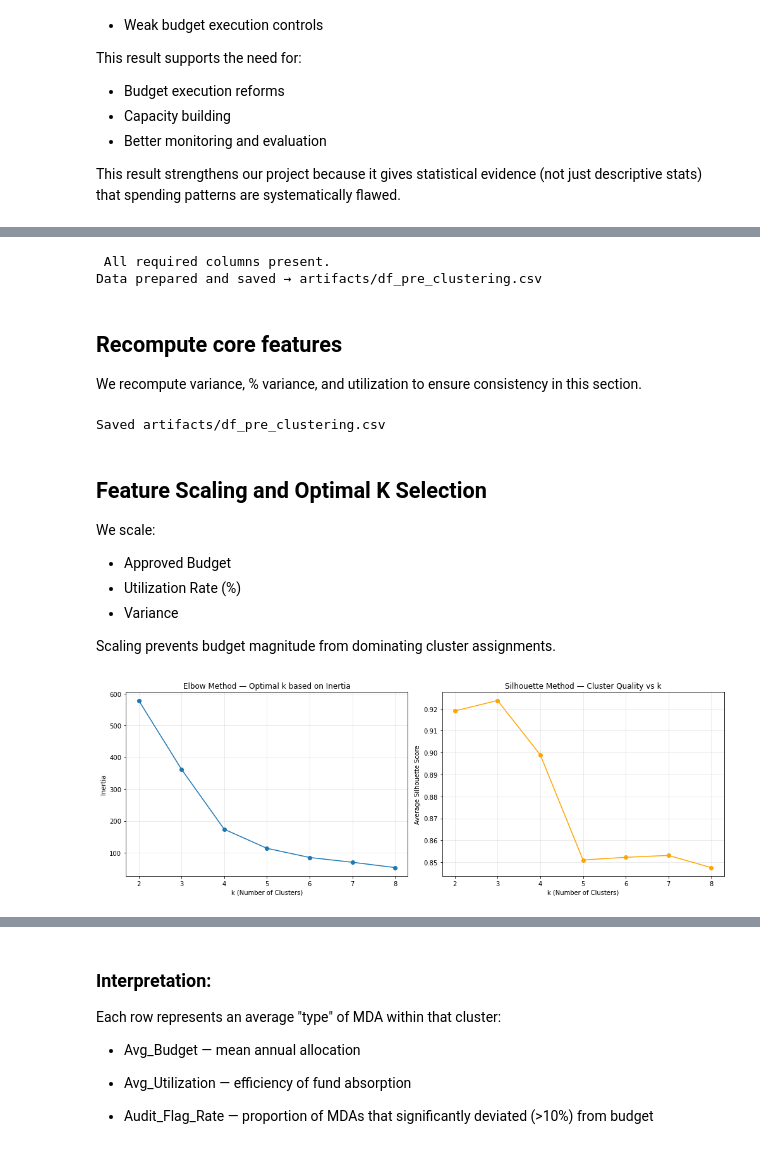
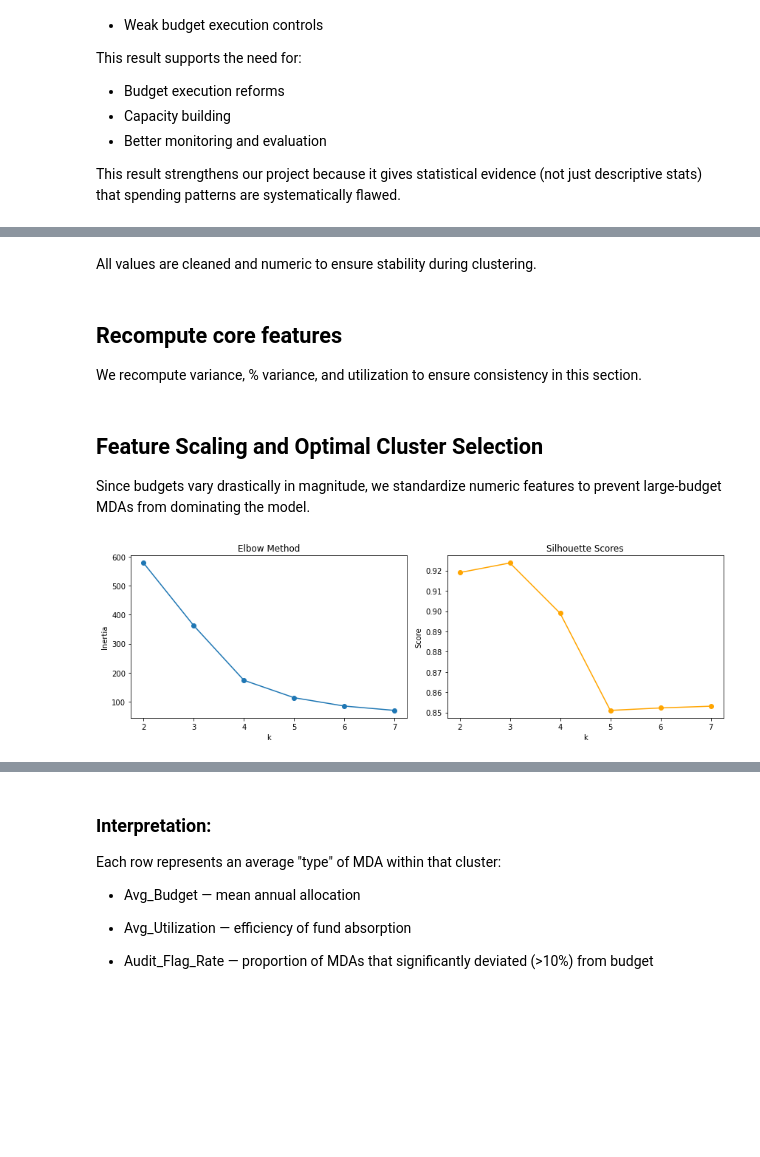
Before and after one commit to Sydney-Were/Analysis-of-National-Government-Ministries-Departments-and-Agencies-Budget-Data, a Jupyter notebook: Analysis.ipynb, the cells around one changed output, grey strips where cells are left out. Cells and saved outputs as stored; diff of their text form; code cells hidden in the pictures; blank space fills up the shorter version.

Commit message:
Refine clustering and trend analysis with improved profiling, visuals, and narrative flow

```diff
--- a/Analysis.ipynb
+++ b/Analysis.ipynb
@@ -673,5 +581,4 @@ Confirm that all required columns exist in the dataframe.
 # %%
-# Verify required columns exist
 required = ['MDA_name', 'Financial Year', 'Approved Budget', 'Actual Expenditure',
             'variance', 'pct_variance', 'Utilization Rate (%)', 'Spending Status', 'Audit Flag']
 
@@ -681,22 +588,13 @@ if missing:
 else:
     print(" All required columns present.")
 
-# Recompute essential metrics for consistency
 df = df.copy()
-df["Approved Budget"] = pd.to_numeric(df["Approved Budget"], errors="coerce")
-df["Actual Expenditure"] = pd.to_numeric(df["Actual Expenditure"], errors="coerce")
-
 df["variance"] = df["Approved Budget"] - df["Actual Expenditure"]
 df["pct_variance"] = (df["variance"] / df["Approved Budget"]) * 100
 df["Utilization Rate (%)"] = (df["Actual Expenditure"] / df["Approved Budget"]) * 100
 df["Audit Flag"] = (df["variance"].abs() > 0.10 * df["Approved Budget"]).astype(int)
-
-os.makedirs("artifacts", exist_ok=True)
-df.to_csv("artifacts/df_pre_clustering.csv", index=False)
-print("Data prepared and saved → artifacts/df_pre_clustering.csv")
-# %% [output]
- All required columns present.
-Data prepared and saved → artifacts/df_pre_clustering.csv
+# %% [markdown]
+All values are cleaned and numeric to ensure stability during clustering.
 # %% [markdown]
 ## Recompute core features
 
@@ -714,52 +612,35 @@ df["Audit Flag"] = (df["variance"].abs() > 0.10 * df["Approved Budget"]).astype(
 os.makedirs("artifacts", exist_ok=True)
 df.to_csv("artifacts/df_pre_clustering.csv", index=False)
 print("Saved artifacts/df_pre_clustering.csv")
-# %% [output]
-Saved artifacts/df_pre_clustering.csv
-# %% [markdown]
-## Feature Scaling and Optimal K Selection
-
-We scale:
-- Approved Budget
-- Utilization Rate (%)
-- Variance
-
-Scaling prevents budget magnitude from dominating cluster assignments.
+# %% [markdown]
+## Feature Scaling and Optimal Cluster Selection
+
+Since budgets vary drastically in magnitude, we standardize numeric features to prevent large-budget MDAs from dominating the model.
 # %%
 from sklearn.preprocessing import StandardScaler
 from sklearn.cluster import KMeans
 from sklearn.metrics import silhouette_score
-import matplotlib.pyplot as plt
-import seaborn as sns
 
 features = df[['Approved Budget', 'Utilization Rate (%)', 'variance']].fillna(0)
 scaler = StandardScaler()
 X_scaled = scaler.fit_transform(features)
 
-# Determine best number of clusters
-inertia, silhouette_vals, K = [], [], range(2, 9)
+# Determine optimal k
+inertia, sil_scores, K = [], [], range(2, 8)
 for k in K:
-    model = KMeans(n_clusters=k, random_state=42, n_init=10)
-    labels = model.fit_predict(X_scaled)
-    inertia.append(model.inertia_)
-    silhouette_vals.append(silhouette_score(X_scaled, labels))
+    km = KMeans(n_clusters=k, random_state=42, n_init=10)
+    labels = km.fit_predict(X_scaled)
+    inertia.append(km.inertia_)
+    sil_scores.append(silhouette_score(X_scaled, labels))
 
-plt.figure(figsize=(14,5))
+plt.figure(figsize=(12,4))
 plt.subplot(1,2,1)
 plt.plot(K, inertia, marker='o')
-plt.title("Elbow Method — Optimal k based on Inertia")
-plt.xlabel("k (Number of Clusters)")
-plt.ylabel("Inertia")
-plt.grid(alpha=0.3)
+plt.title("Elbow Method"); plt.xlabel("k"); plt.ylabel("Inertia")
 
 plt.subplot(1,2,2)
-plt.plot(K, silhouette_vals, marker='o', color='orange')
-plt.title("Silhouette Method — Cluster Quality vs k")
-plt.xlabel("k (Number of Clusters)")
-plt.ylabel("Average Silhouette Score")
-plt.grid(alpha=0.3)
-
-plt.tight_layout()
-plt.show()
+plt.plot(K, sil_scores, marker='o', color='orange')
+plt.title("Silhouette Scores"); plt.xlabel("k"); plt.ylabel("Score")
+plt.tight_layout(); plt.show()
 # %% [output]
-[figure, old version]
+[figure, new version]
```
Also changed, not shown: parts of 34 cells of this notebook, 1 other file.
